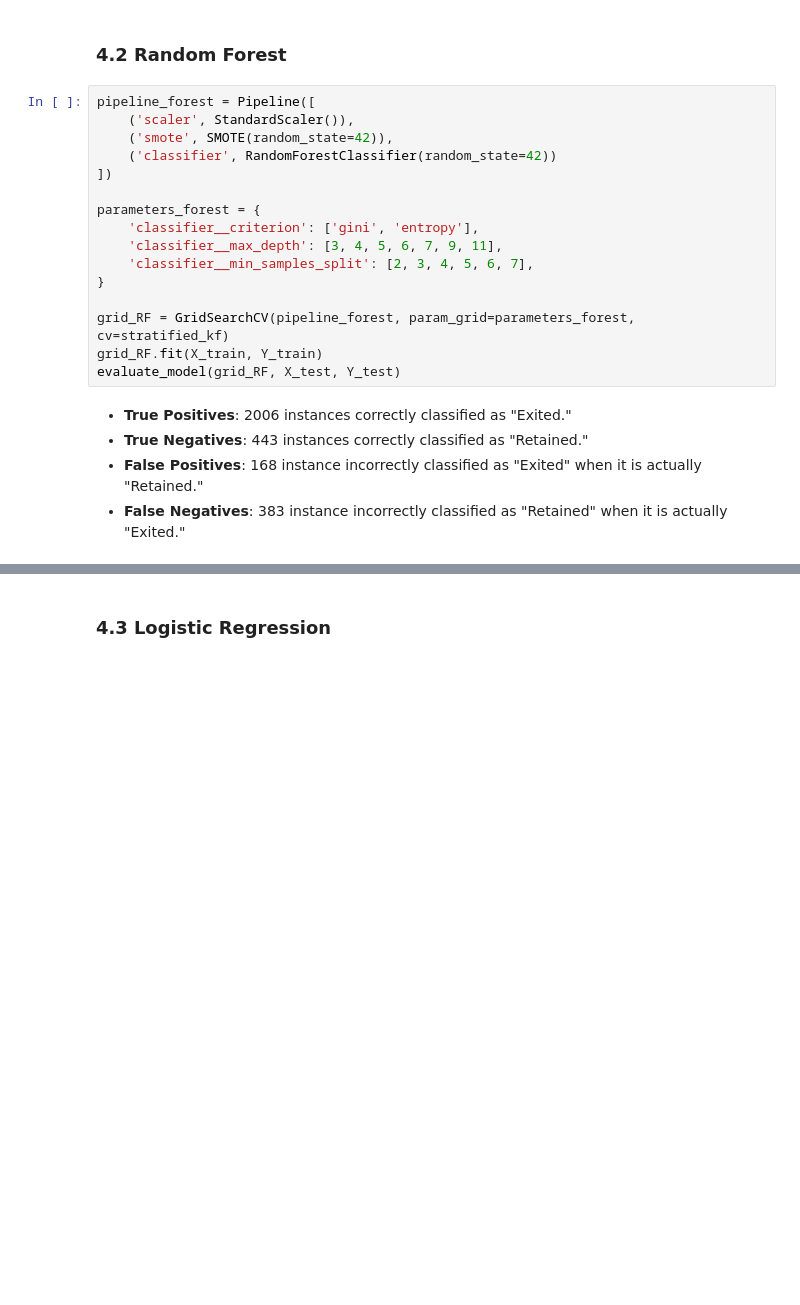
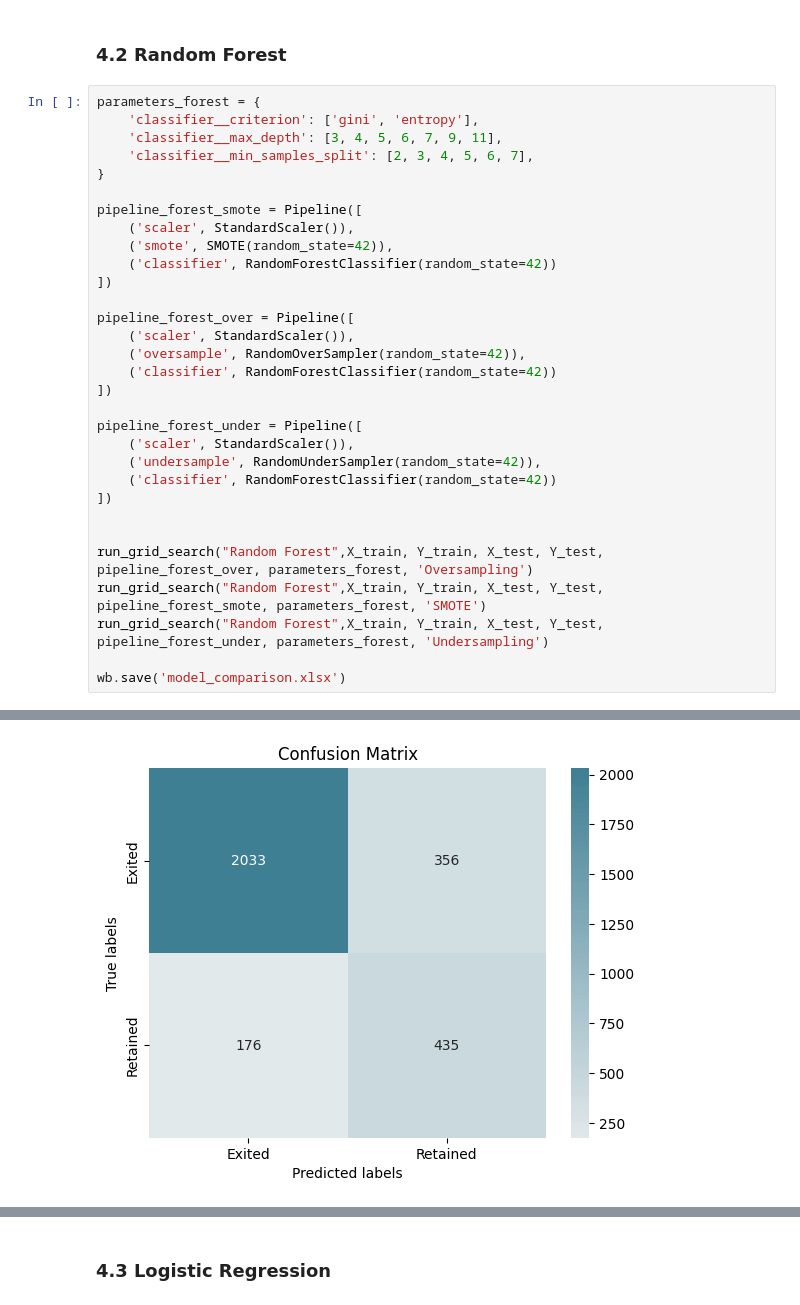
Before and after one commit to Abderrahmane-Chafi/BankCustomerChurnAnalysis, a Jupyter notebook: notebook794dc85e40.ipynb, the cells around one changed output, grey strips where cells are left out. Saved outputs shown, nothing was run; the diff lists cells and outputs as text; blank space fills up the shorter version.

```diff
--- a/notebook794dc85e40.ipynb
+++ b/notebook794dc85e40.ipynb
@@ -352,23 +446,34 @@ evaluate_model(grid_tree, X_test, Y_test)
 # %% [markdown]
 ### 4.2 Random Forest <a class="anchor" id="m2"></a>
-# %%
-pipeline_forest = Pipeline([
-    ('scaler', StandardScaler()),
-    ('smote', SMOTE(random_state=42)),
-    ('classifier', RandomForestClassifier(random_state=42))
-])
-
-parameters_forest = {
-    'classifier__criterion': ['gini', 'entropy'],
-    'classifier__max_depth': [3, 4, 5, 6, 7, 9, 11],
-    'classifier__min_samples_split': [2, 3, 4, 5, 6, 7],
-}
-
-grid_RF = GridSearchCV(pipeline_forest, param_grid=parameters_forest, cv=stratified_kf)
-grid_RF.fit(X_train, Y_train)
-evaluate_model(grid_RF, X_test, Y_test)
-# %% [markdown]
-* **True Positives**: 2006 instances correctly classified as "Exited."
-* **True Negatives**: 443 instances correctly classified as "Retained."
-* **False Positives**: 168 instance incorrectly classified as "Exited" when it is actually "Retained."
-* **False Negatives**: 383 instance incorrectly classified as "Retained" when it is actually "Exited."
+# %%
+parameters_forest = {
+    'classifier__criterion': ['gini', 'entropy'],
+    'classifier__max_depth': [3, 4, 5, 6, 7, 9, 11],
+    'classifier__min_samples_split': [2, 3, 4, 5, 6, 7],
+}
+
+pipeline_forest_smote = Pipeline([
+    ('scaler', StandardScaler()),
+    ('smote', SMOTE(random_state=42)),
+    ('classifier', RandomForestClassifier(random_state=42))
+])
+
+pipeline_forest_over = Pipeline([
+    ('scaler', StandardScaler()),
+    ('oversample', RandomOverSampler(random_state=42)),
+    ('classifier', RandomForestClassifier(random_state=42))
+])
+
+pipeline_forest_under = Pipeline([
+    ('scaler', StandardScaler()),
+    ('undersample', RandomUnderSampler(random_state=42)),
+    ('classifier', RandomForestClassifier(random_state=42))
+])
+
+
+run_grid_search("Random Forest",X_train, Y_train, X_test, Y_test, pipeline_forest_over, parameters_forest, 'Oversampling')
+run_grid_search("Random Forest",X_train, Y_train, X_test, Y_test, pipeline_forest_smote, parameters_forest, 'SMOTE')
+run_grid_search("Random Forest",X_train, Y_train, X_test, Y_test, pipeline_forest_under, parameters_forest, 'Undersampling')
+
+wb.save('model_comparison.xlsx')
+# %% [output]
@@ -374,0 +492 @@ evaluate_model(grid_RF, X_test, Y_test)
+[figure, added]
```
Also changed, not shown: parts of 19 cells of this notebook.
